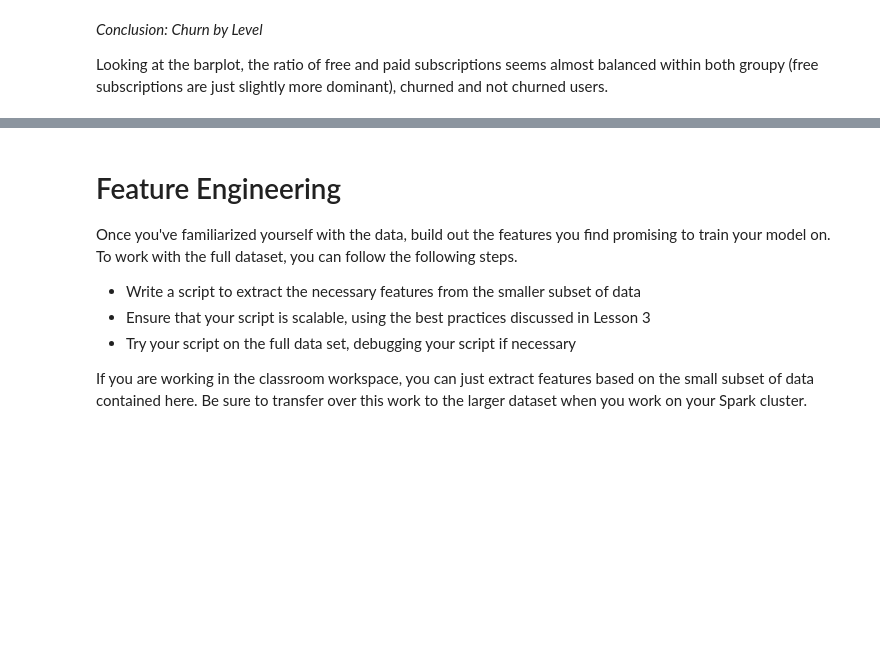
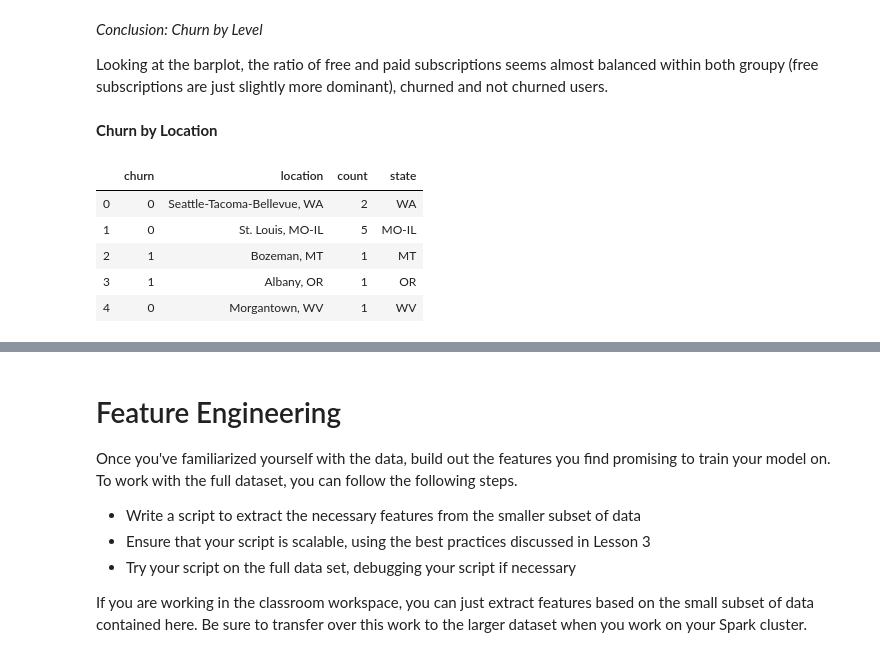
Before and after one commit to bytesbysophie/sparkify-customer-churn-prediction, a Jupyter notebook: Sparkify.ipynb, the cells around one changed output, grey strips where cells are left out. Drawn from its saved outputs; the diff is of its cells as text; code cells hidden in the pictures; blank space fills up the shorter version.

```diff
--- a/Sparkify.ipynb
+++ b/Sparkify.ipynb
@@ -618,3 +620,5 @@ plt.show()
 *Conclusion: Churn by Level*
 
 Looking at the barplot, the ratio of free and paid subscriptions seems almost balanced within both groupy (free subscriptions are just slightly more dominant), churned and not churned users.
+# %% [markdown]
+**Churn by Location**
@@ -620,0 +627,9 @@ Looking at the barplot, the ratio of free and paid subscriptions seems almost ba
+# %%
+churn_by_location.head()
+# %% [output]
+|  | churn | location | count | state |
+| 0 | 0 | Seattle-Tacoma-Bellevue, WA | 2 | WA |
+| 1 | 0 | St. Louis, MO-IL | 5 | MO-IL |
+| 2 | 1 | Bozeman, MT | 1 | MT |
+| 3 | 1 | Albany, OR | 1 | OR |
+| 4 | 0 | Morgantown, WV | 1 | WV |
```
Also changed, not shown: parts of 23 cells of this notebook.
